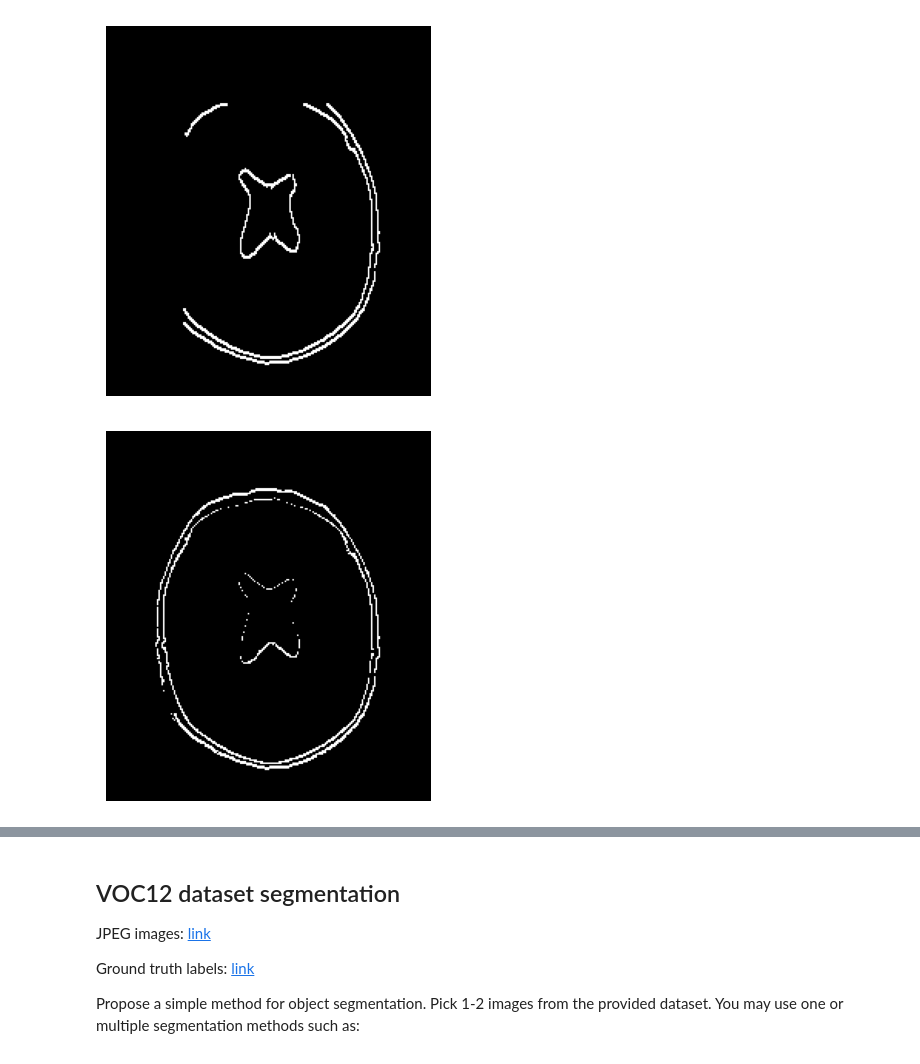
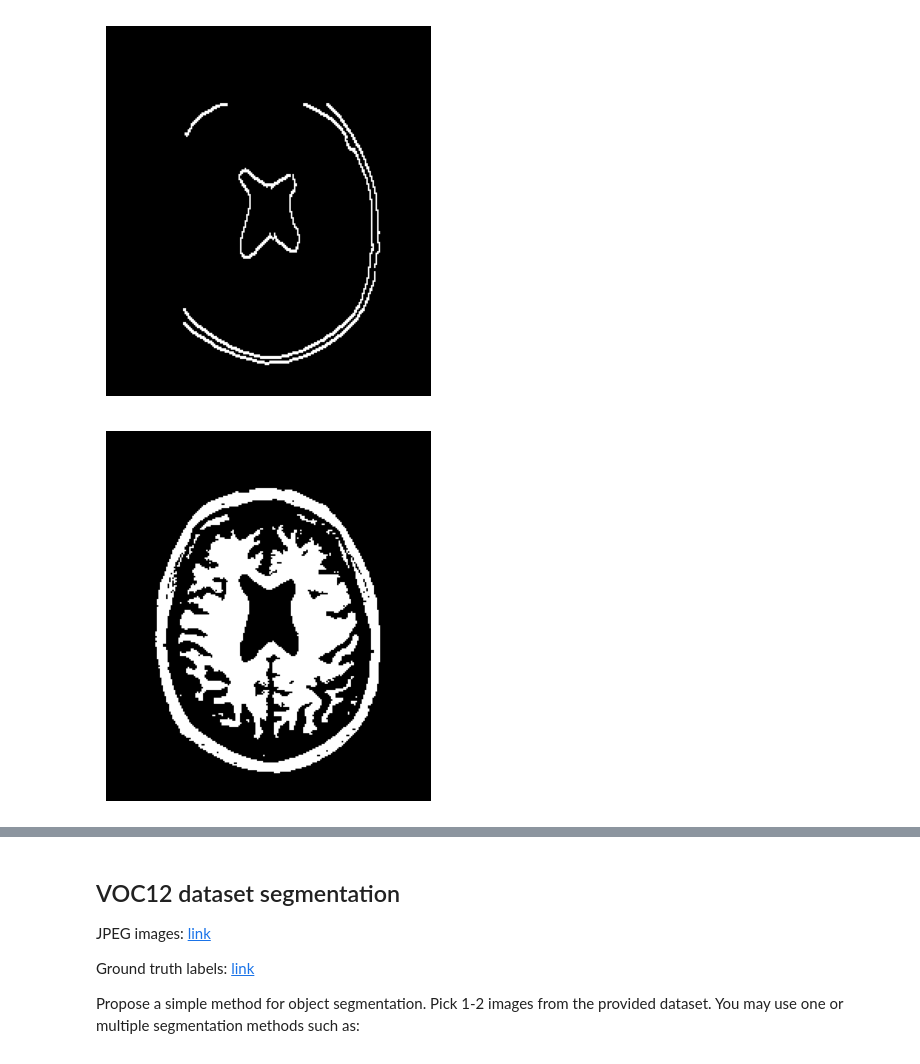
Before and after one commit to Matovic/optical-flow-motion-tracking-segmentation, a Jupyter notebook: src/zadanie3.ipynb, the cells around one changed output, grey strips where cells are left out. Saved outputs shown, nothing was run; the diff lists cells and outputs as text; code cells hidden in the pictures.

```diff
--- a/src/zadanie3.ipynb
+++ b/src/zadanie3.ipynb
@@ -507,20 +503,20 @@ plt.show()
 # %%
 # newmask is the mask image I manually labelled
 img = cv2.imread('../data/ventricle_segmentation/0.png')
 newmask = cv2.imread('../data/ventricle_segmentation/0.png', cv2.IMREAD_GRAYSCALE)
 
 # wherever it is marked white (sure foreground), change mask=1
 # wherever it is marked black (sure background), change mask=0
 mask = np.zeros(img.shape[:2],np.uint8)
 #print(newmask.mean())
 mask[newmask == 0] = 0
 #mask[newmask == 255] = 1
 mask[newmask > 80] = 1
-mask, bgdModel, fgdModel = cv2.grabCut(img_dilate_bgr,mask,None,bgdModel,fgdModel,5,cv2.GC_FGD)
-#mask = np.where((mask==2)|(mask==0),0,1).astype('uint8')
-img_result = img_dilate_bgr*mask[:,:,np.newaxis]
-plt.imshow(img_result)
+
+#mask = cv2.bitwise_not(mask)
+
+plt.imshow(mask, cmap='gray')
 plt.axis('off')
 plt.show()
 # %% [output]
-[figure, old version]
+[figure, new version]
```
Also changed, not shown: parts of 28 cells of this notebook, 1 other file.
